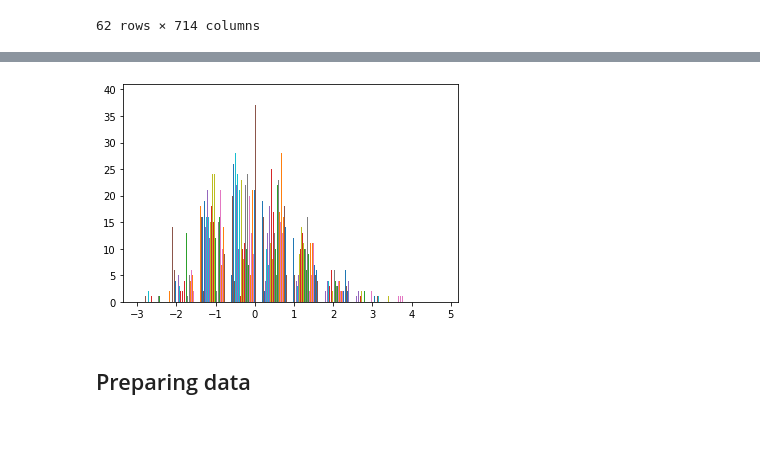
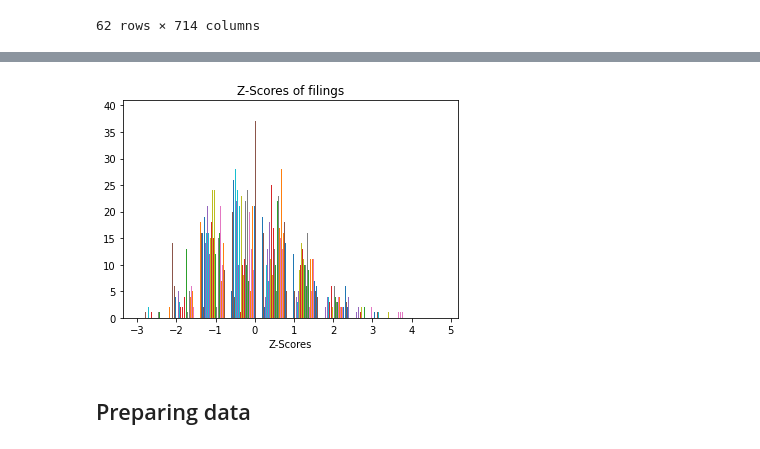
Before and after one commit to dbejarano31/Master-Thesis-Information-Management, a Jupyter notebook: stock_analysis-z-score.ipynb, the cells around one changed output, grey strips where cells are left out. Drawn from its saved outputs; the diff is of its cells as text; code cells hidden in the pictures.

```diff
--- a/stock_analysis-z-score.ipynb
+++ b/stock_analysis-z-score.ipynb
@@ -198,10 +198,12 @@ zscore(table['Close']).head()
 # %%
 ticker_list = list(df['Ticker'])
 zscore_list = zscore(table['Close'])
 plt.hist(zscore_list)
+plt.xlabel('Z-Scores')
+plt.title('Z-Scores of filings')
 plt.show()
 # %% [output]
-[figure, old version]
+[figure, new version]
 # %% [markdown]
 ## Preparing data
 # %%
```
Also changed, not shown: parts of 2 cells of this notebook.
